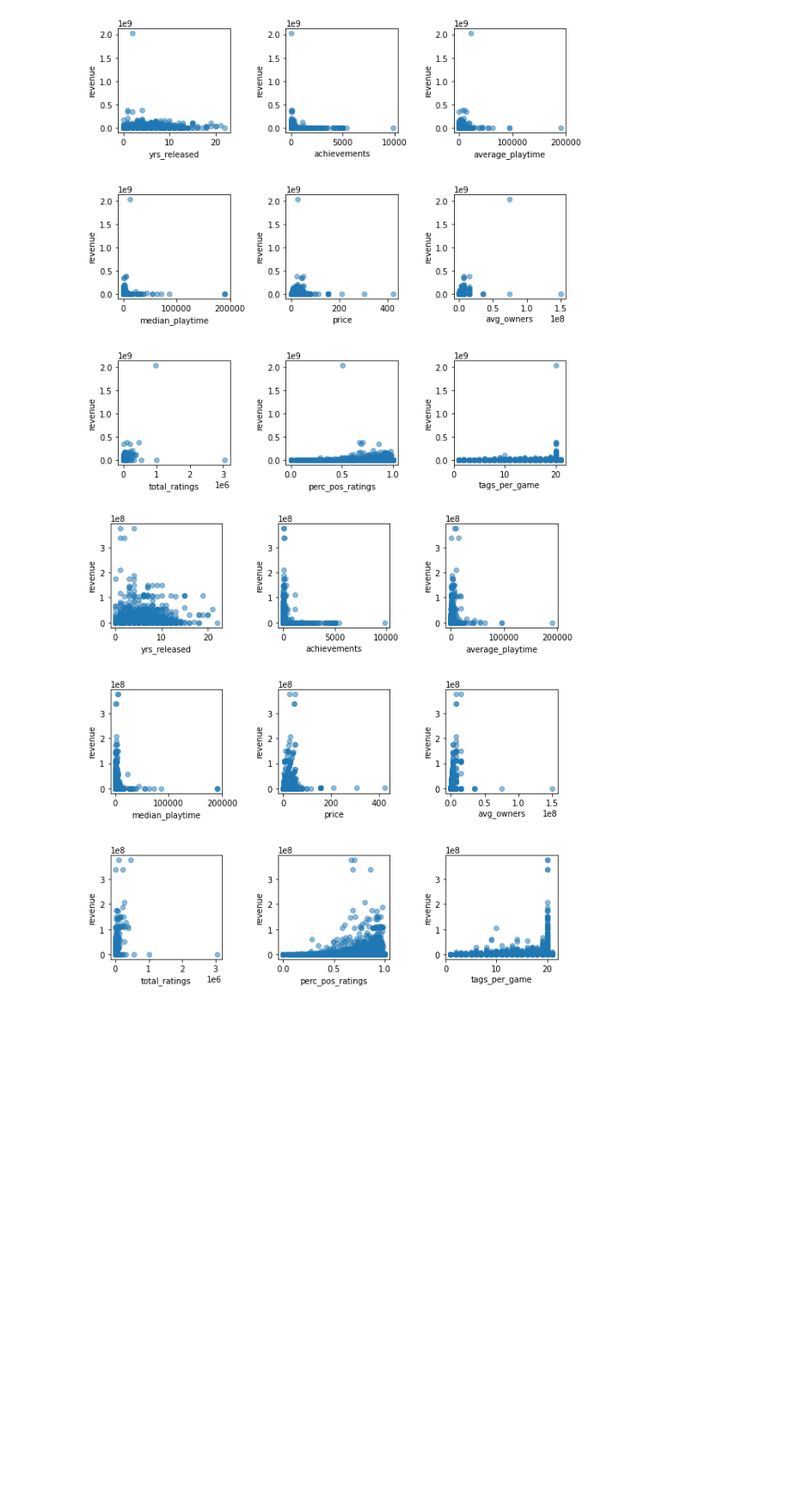
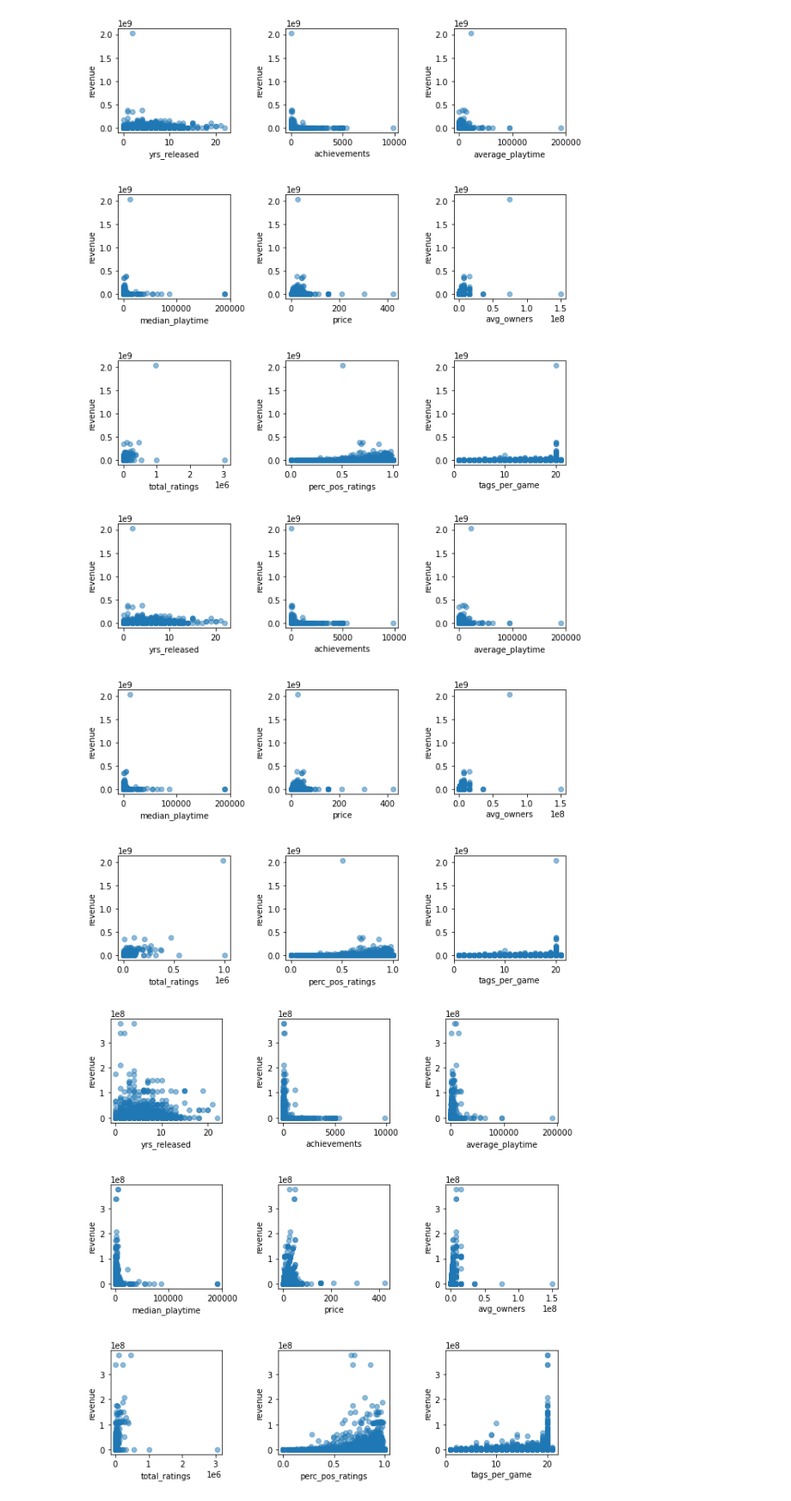
Before and after one commit to divzueri/Springboard, a Jupyter notebook: Capstone2/notebooks/3_EDA.ipynb, the cells around one changed output. Shown at 86% size. Cells and saved outputs as stored; diff of their text form; code cells hidden in the pictures; blank space fills up the shorter version.

```diff
--- a/Capstone2/notebooks/3_EDA.ipynb
+++ b/Capstone2/notebooks/3_EDA.ipynb
@@ -368,6 +408,10 @@ def plot_nums(columns, target, data, nrows, ncols, figsize=(10,10)):
 plot_nums(numerical, 'revenue', steam_data, 3,3)
 # %% [output]
 [figure]
+# %%
+plot_nums(numerical, 'revenue', steam_data2, 3,3)
+# %% [output]
+[figure, added]
 # %%
 # Plot each numerical feature against revenue (without outlier)
 plot_nums(numerical, 'revenue', no_outlier, 3,3)
```
Also changed, not shown: parts of 15 cells of this notebook, 3 other files.
